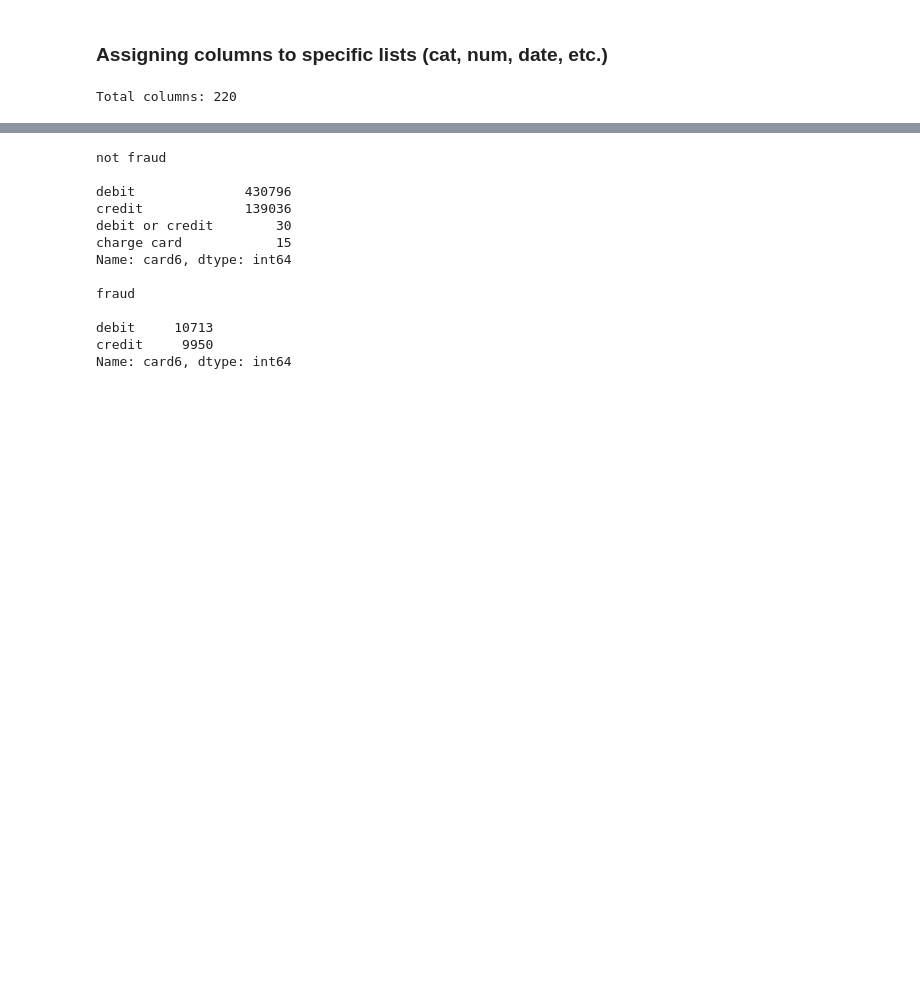
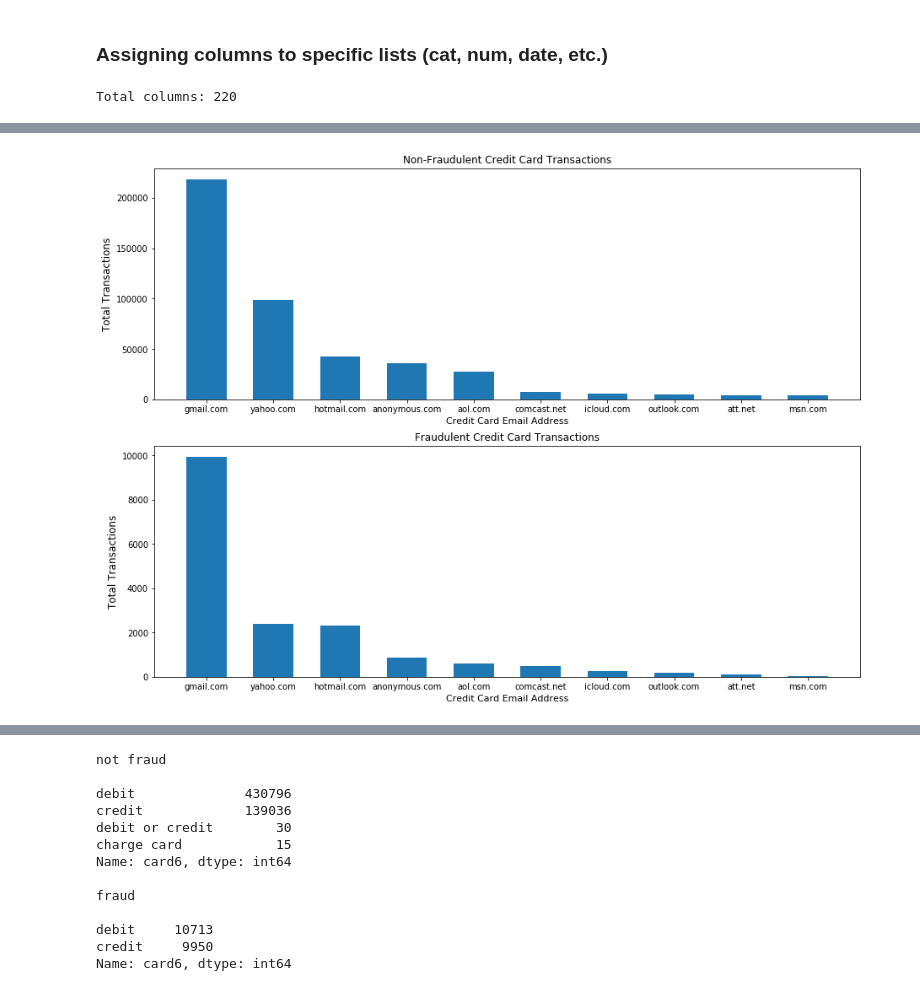
Before and after one commit to kirahman2/fraud_detection, a Jupyter notebook: Fraud Detection EDA.ipynb, the cells around one changed output, grey strips where cells are left out. Drawn from its saved outputs; the diff is of its cells as text; code cells hidden in the pictures; blank space fills up the shorter version.

Commit message:
Adding Email Domain EDA.

```diff
--- a/Fraud Detection EDA.ipynb
+++ b/Fraud Detection EDA.ipynb
@@ -534,0 +359,32 @@ df_eda_fraud = df_eda[df_eda.isFraud==1]
+# %%
+# creating dataframe containing top 10 most common email domains for credit card transactions
+index_p_emaildomain= []
+list_top_p_emaildomain = df_eda.P_emaildomain.value_counts().head(10).index
+for val in list_top_p_emaildomain:
+    index_temp = df_eda[df_eda.P_emaildomain==val].index.values
+    index_p_emaildomain.append(index_temp)
+index_final = [val for sublist in index_p_emaildomain for val in sublist]
+df_p_emaildomain = df_eda.loc[index_final,:]
+
+# creating dataframes for histogram
+y_counts = df_p_emaildomain[df_p_emaildomain.isFraud==0].P_emaildomain.value_counts()
+x_label = y_counts.index
+y_counts_2 = df_p_emaildomain[df_p_emaildomain.isFraud==1].P_emaildomain.value_counts()
+x_label_2 = y_counts.index
+
+# creating plots
+fig, ax = plt.subplots(2, 1, figsize=(15, 5))
+plt.subplots_adjust(top=1.8)
+
+ax[0].set_title("Non-Fraudulent Credit Card Transactions")
+ax[0].set_ylabel('Total Transactions', fontsize=12)
+ax[0].set_xlabel('Credit Card Email Address', fontsize=11)
+ax[0].bar(x_label, y_counts, width=.6)
+
+ax[1].set_title("Fraudulent Credit Card Transactions")
+ax[1].set_ylabel('Total Transactions', fontsize=12)
+ax[1].set_xlabel('Credit Card Email Address', fontsize=11)
+ax[1].bar(x_label_2, y_counts_2, width=.6)
+plt.show()
+# %% [output]
+[figure, added]
```
Also changed, not shown: parts of 67 cells of this notebook.
